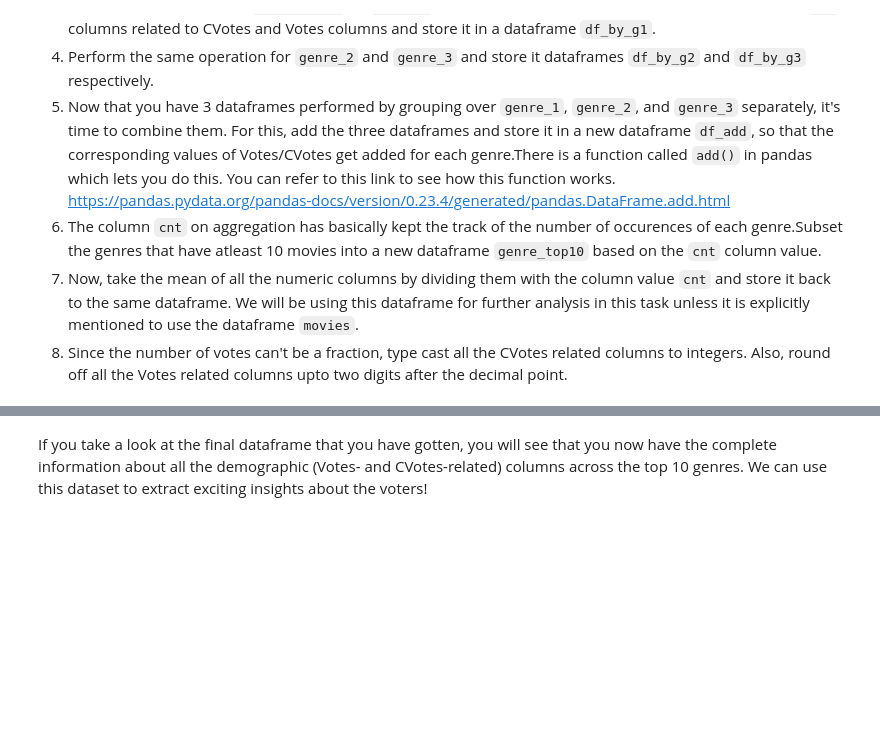
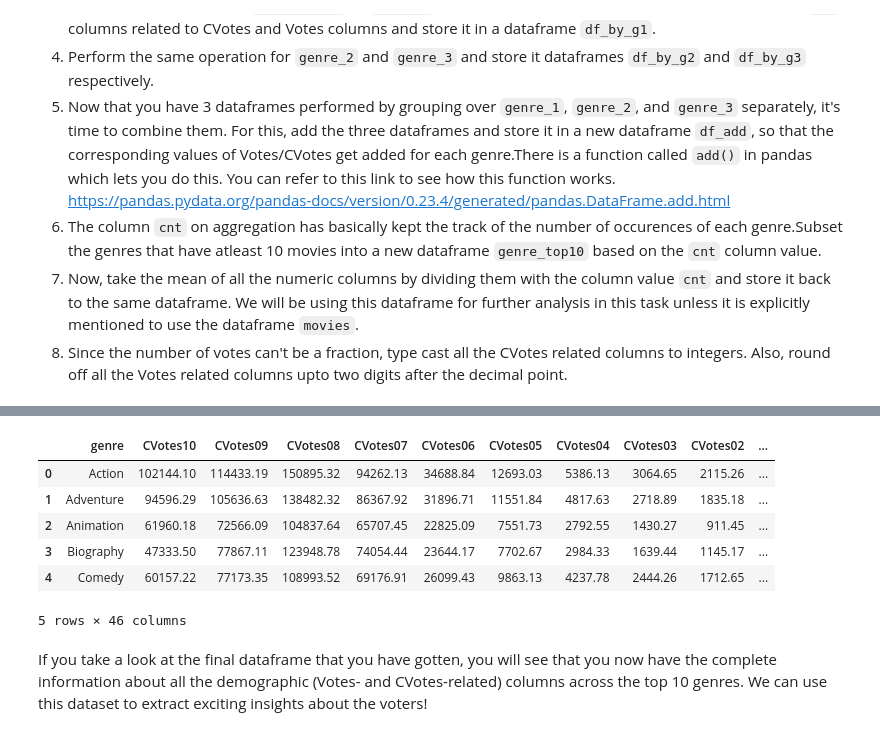
Before and after one commit to Rajesh2015/Logicmojo-AI-ML-Sept25-radash, a Jupyter notebook: EDA/IMDb+Movie+Assignment.ipynb, the cells around one changed output, grey strips where cells are left out. Drawn from its saved outputs; the diff is of its cells as text; code cells hidden in the pictures; blank space fills up the shorter version.

```diff
--- a/EDA/IMDb+Movie+Assignment.ipynb
+++ b/EDA/IMDb+Movie+Assignment.ipynb
@@ -521,5 +570,16 @@ There are 3 columns in the dataframe - `genre_1`, `genre_2`, and `genre_3`. As a
 # %%
 # Converting CVotes to int type
+genre_top10=genre_top10.reset_index(names='genre')
+
+genre_top10.head()
+# %% [output]
+|  | genre | CVotes10 | CVotes09 | CVotes08 | CVotes07 | CVotes06 | CVotes05 | CVotes04 | CVotes03 | CVotes02 | ... |
+| 0 | Action | 102144.10 | 114433.19 | 150895.32 | 94262.13 | 34688.84 | 12693.03 | 5386.13 | 3064.65 | 2115.26 | ... |
+| 1 | Adventure | 94596.29 | 105636.63 | 138482.32 | 86367.92 | 31896.71 | 11551.84 | 4817.63 | 2718.89 | 1835.18 | ... |
+| 2 | Animation | 61960.18 | 72566.09 | 104837.64 | 65707.45 | 22825.09 | 7551.73 | 2792.55 | 1430.27 | 911.45 | ... |
+| 3 | Biography | 47333.50 | 77867.11 | 123948.78 | 74054.44 | 23644.17 | 7702.67 | 2984.33 | 1639.44 | 1145.17 | ... |
+| 4 | Comedy | 60157.22 | 77173.35 | 108993.52 | 69176.91 | 26099.43 | 9863.13 | 4237.78 | 2444.26 | 1712.65 | ... |
+5 rows × 46 columns
 # %% [markdown]
 If you take a look at the final dataframe that you have gotten, you will see that you now have the complete information about all the demographic (Votes- and CVotes-related) columns across the top 10 genres. We can use this dataset to extract exciting insights about the voters!
 # %% [markdown]
```
Also changed, not shown: parts of 12 cells of this notebook.
